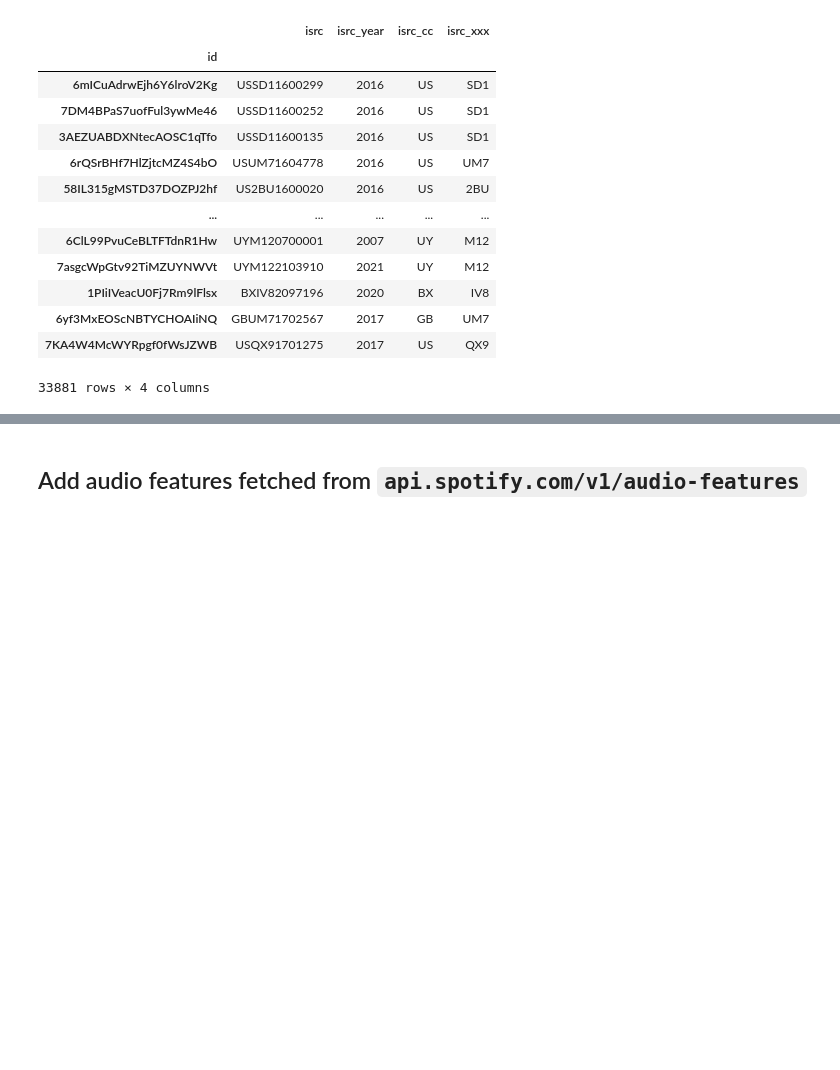
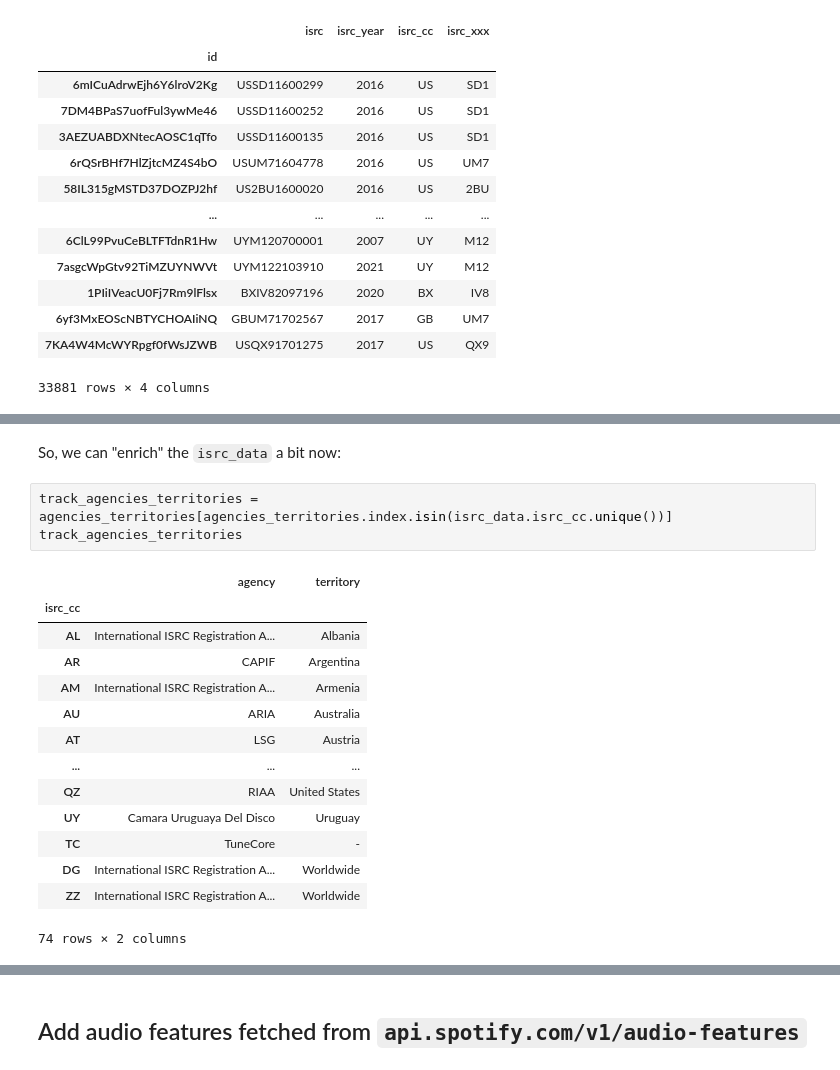
Before and after one commit to Sejmou/exploring-spotify-charts, a Jupyter notebook: data_exploration_and_crawling/track_data_combined/combine_chart_track_datasets.ipynb, the cells around one changed output, grey strips where cells are left out. Drawn from its saved outputs; the diff is of its cells as text; blank space fills up the shorter version.

```diff
--- a/data_exploration_and_crawling/track_data_combined/combine_chart_track_datasets.ipynb
+++ b/data_exploration_and_crawling/track_data_combined/combine_chart_track_datasets.ipynb
@@ -150,0 +259,20 @@ isrc_data
+# %% [markdown]
+So, we can "enrich" the `isrc_data` a bit now:
+# %%
+track_agencies_territories = agencies_territories[agencies_territories.index.isin(isrc_data.isrc_cc.unique())]
+track_agencies_territories
+# %% [output]
+|  | agency | territory |
+| isrc_cc |  |  |
+| AL | International ISRC Registration A... | Albania |
+| AR | CAPIF | Argentina |
+| AM | International ISRC Registration A... | Armenia |
+| AU | ARIA | Australia |
+| AT | LSG | Austria |
+| ... | ... | ... |
+| QZ | RIAA | United States |
+| UY | Camara Uruguaya Del Disco | Uruguay |
+| TC | TuneCore | - |
+| DG | International ISRC Registration A... | Worldwide |
+| ZZ | International ISRC Registration A... | Worldwide |
+74 rows × 2 columns
```
Also changed, not shown: parts of 30 cells of this notebook, 1 other file.
